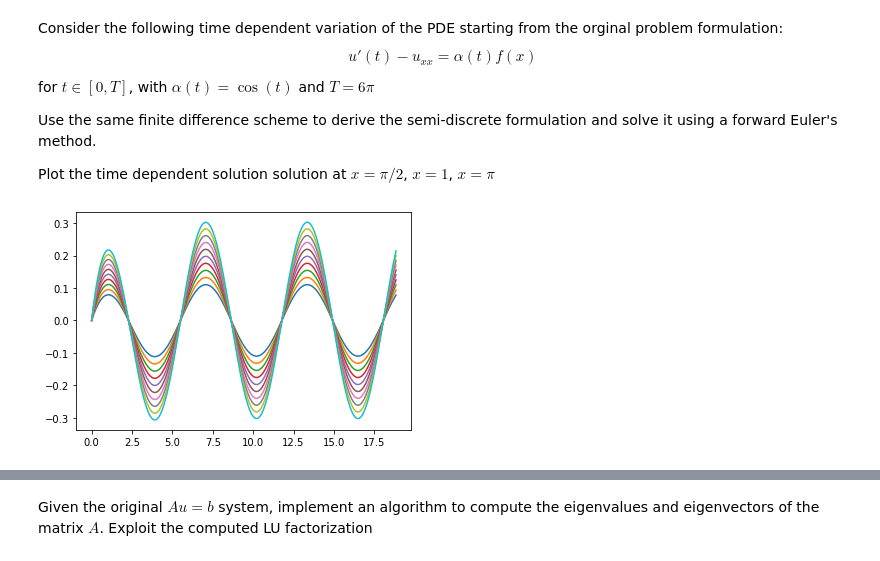
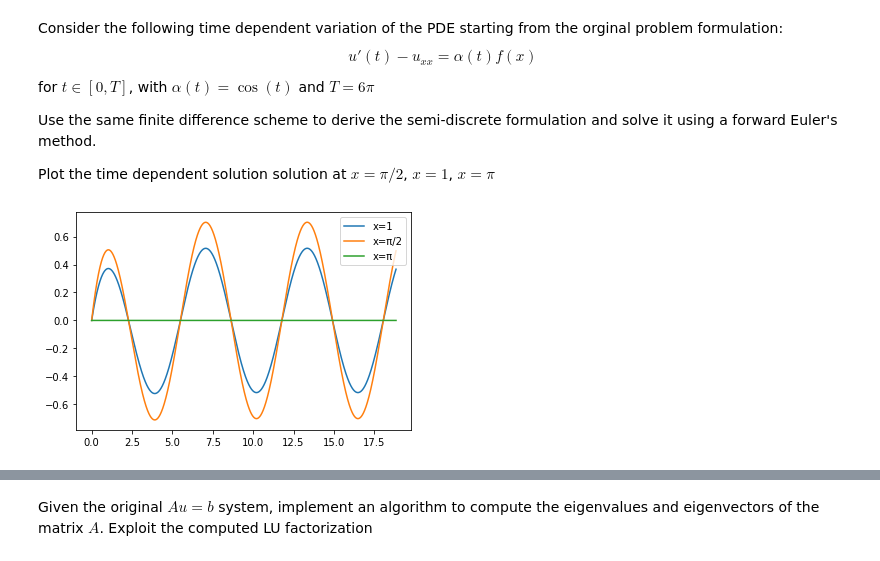
Before and after one commit to mapenzo-ph/numerical-analysis-2021-2022, a Jupyter notebook: FinalProject_2021_2022.ipynb, the cells around one changed output, grey strips where cells are left out. Drawn from its saved outputs; the diff is of its cells as text; code cells hidden in the pictures.

```diff
--- a/FinalProject_2021_2022.ipynb
+++ b/FinalProject_2021_2022.ipynb
@@ -54,7 +54,7 @@ Call the function using:
 # %%
 omega = [0,pi]
 f = lambda x : sin(x)
-n = 100
+n = 20
 bc = [0,0]
 A, b = finDif(omega, f, n, bc)
 
@@ -295,8 +291,25 @@ def fe(u0,t0,tf,h,alpha, A,b):
         sol[i] = sol[i-1] + h*u_xx + h*af
 
     return sol, t
+# %%
+# set input parameters
+t0 = 0
+tf = 6*pi
+alpha = lambda y: cos(y)
+h = 1/(max_eigenvalue)
+
+# set indexes for plots
+omega = [0, pi]
+idx_pi_half = round(n / (omega[-1] - omega[0]) * pi/2.) -1
+idx_one = round(n/(omega[-1] - omega[0])) - 1
+idx_pi = round(n/(omega[-1] - omega[0])*pi) - 1
 # %%
+# solve with initial conditions u0 = 0
+u0 = zeros((n,))
 sol, t = fe(u0,t0,tf, h,alpha, A,b)
-_ = plot(t, sol[:,5:15])
+_ = plot(t, sol[:,idx_one], label='x=1')
+_ = plot(t, sol[:,idx_pi_half], label='x=π/2')
+_ = plot(t, sol[:,idx_pi], label='x=π')
+_ = legend(loc='upper right')
 # %% [output]
-[figure, old version]
+[figure, new version]
```
Also changed, not shown: parts of 14 cells of this notebook.
